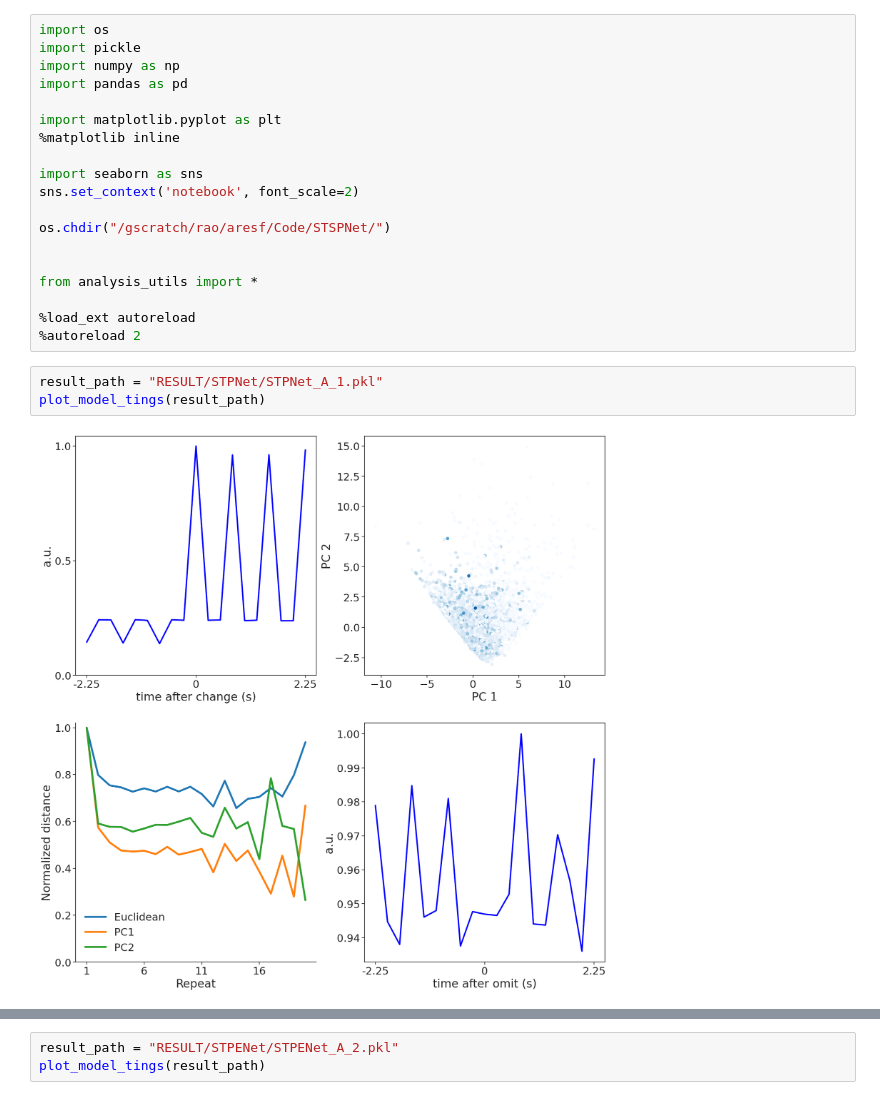
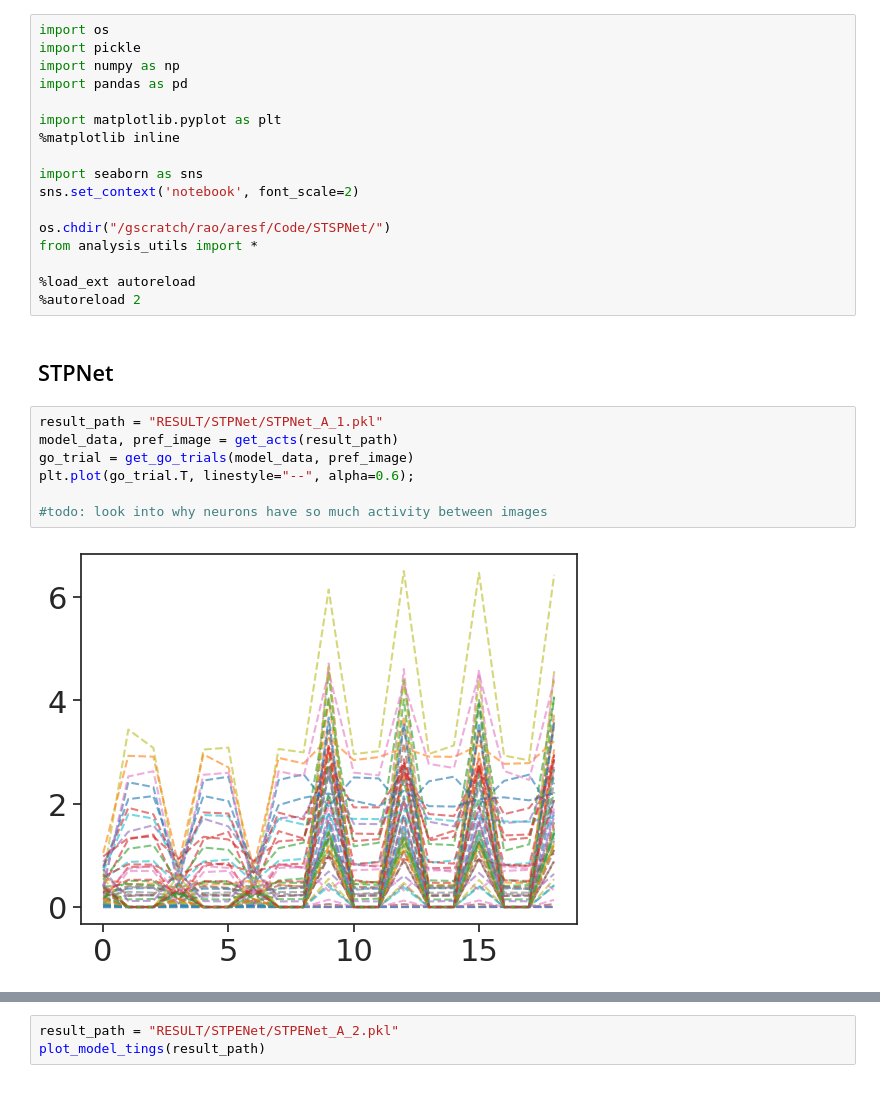
Before and after one commit to FishAres/STSPNet, a Jupyter notebook: notebooks/test.ipynb, the cells around one changed output, grey strips where cells are left out. Cells and saved outputs as stored; diff of their text form.

```diff
--- a/notebooks/test.ipynb
+++ b/notebooks/test.ipynb
@@ -11,14 +11,18 @@ import seaborn as sns
 sns.set_context('notebook', font_scale=2)
 
 os.chdir("/gscratch/rao/aresf/Code/STSPNet/")
-
-
 from analysis_utils import *
 
 %load_ext autoreload
 %autoreload 2
-# %%
-result_path = "RESULT/STPNet/STPNet_A_1.pkl"
-plot_model_tings(result_path)
-# %% [output]
-[figure, removed]
+# %% [markdown]
+## STPNet
+# %%
+result_path = "RESULT/STPNet/STPNet_A_1.pkl"
+model_data, pref_image = get_acts(result_path)
+go_trial = get_go_trials(model_data, pref_image)
+plt.plot(go_trial.T, linestyle="--", alpha=0.6);
+
+#todo: look into why neurons have so much activity between images
+# %% [output]
+[figure, added]
```
Also changed, not shown: parts of 6 cells of this notebook, 1 other file.
